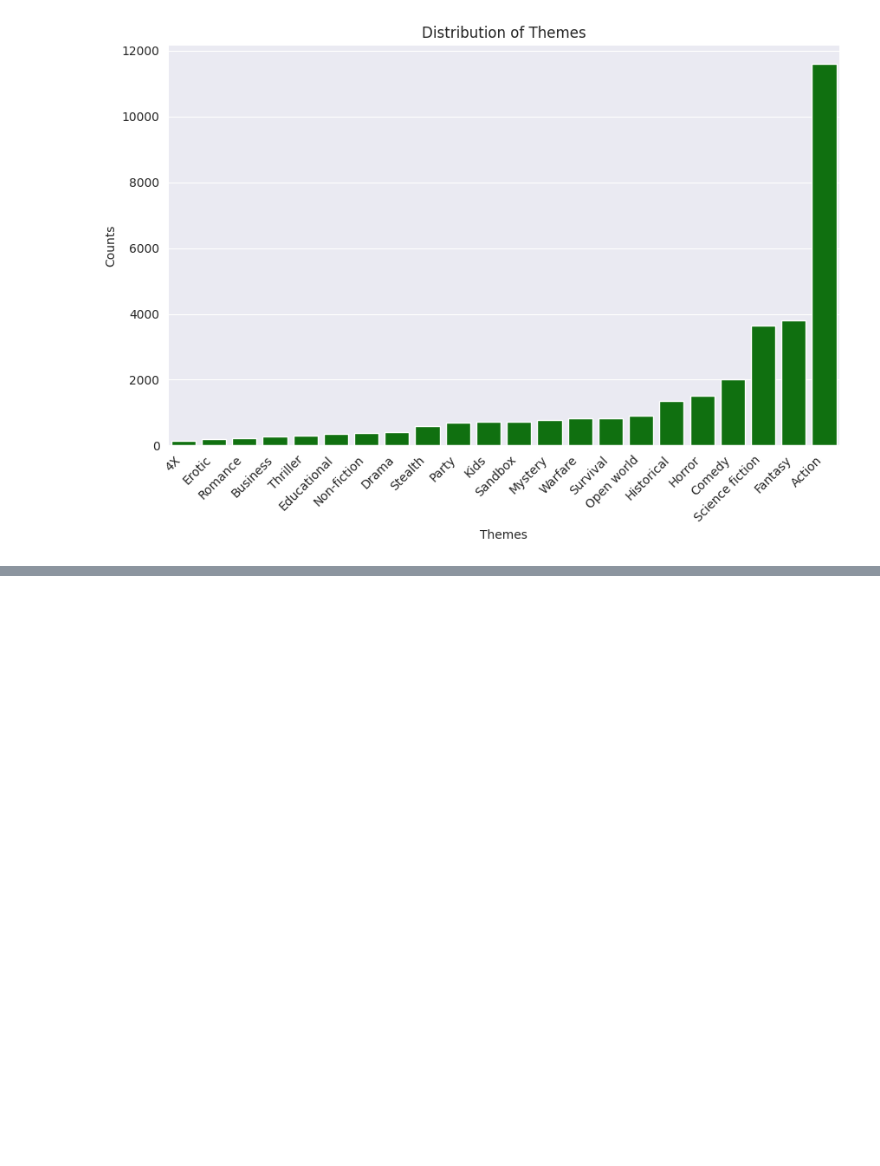
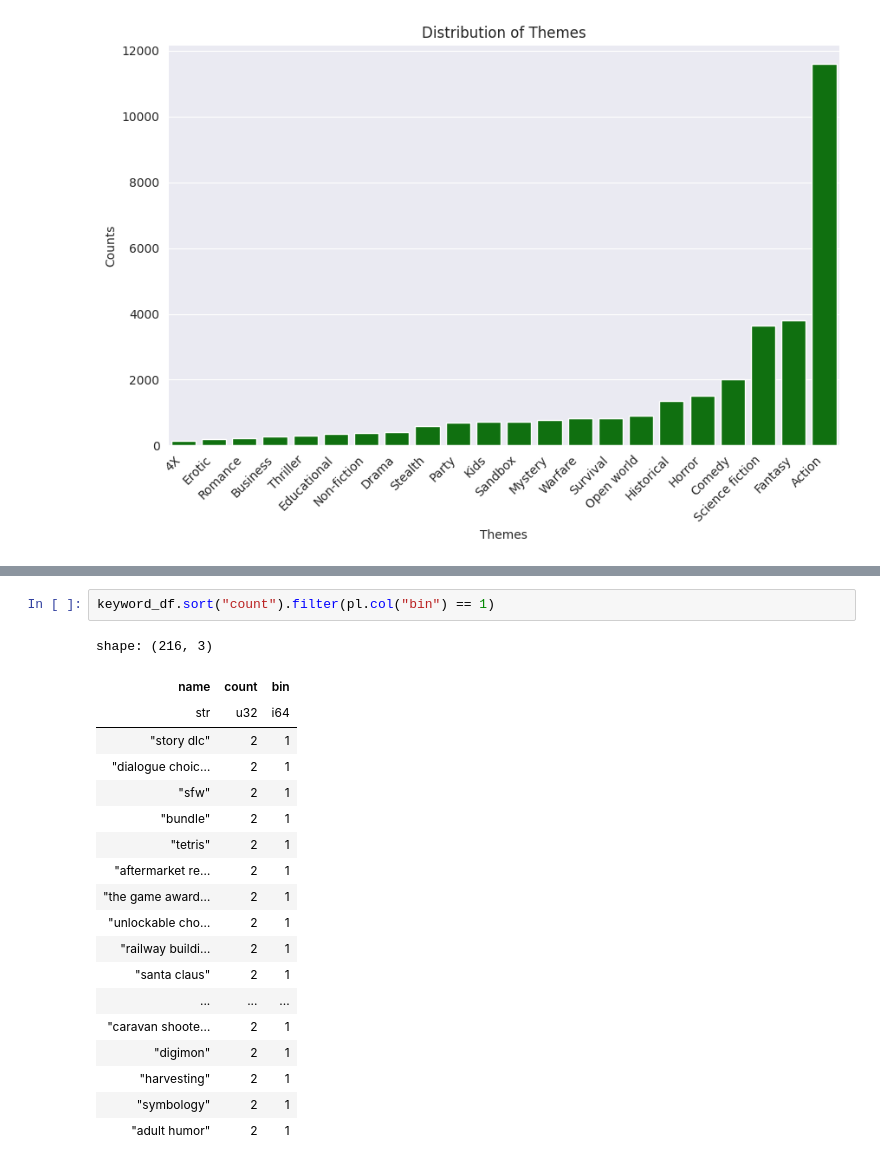
Before and after one commit to anekil/game-on, a Jupyter notebook: backend/website/recommendation/data_overview.ipynb, the cells around one changed output, grey strips where cells are left out. Cells and saved outputs as stored; diff of their text form; blank space fills up the shorter version.

```diff
--- a/backend/website/recommendation/data_overview.ipynb
+++ b/backend/website/recommendation/data_overview.ipynb
@@ -230,0 +249,22 @@ plt.ylabel('Counts')
+# %%
+keyword_df.sort("count").filter(pl.col("bin") == 1)
+# %% [output]
+shape: (216, 3)
+| name | count | bin |
+| str | u32 | i64 |
+| "story dlc" | 2 | 1 |
+| "dialogue choic… | 2 | 1 |
+| "sfw" | 2 | 1 |
+| "bundle" | 2 | 1 |
+| "tetris" | 2 | 1 |
+| "aftermarket re… | 2 | 1 |
+| "the game award… | 2 | 1 |
+| "unlockable cho… | 2 | 1 |
+| "railway buildi… | 2 | 1 |
+| "santa claus" | 2 | 1 |
+| ... | ... | ... |
+| "caravan shoote… | 2 | 1 |
+| "digimon" | 2 | 1 |
+| "harvesting" | 2 | 1 |
+| "symbology" | 2 | 1 |
+| "adult humor" | 2 | 1 |
```
Also changed, not shown: parts of 5 cells of this notebook, 1 other file.
